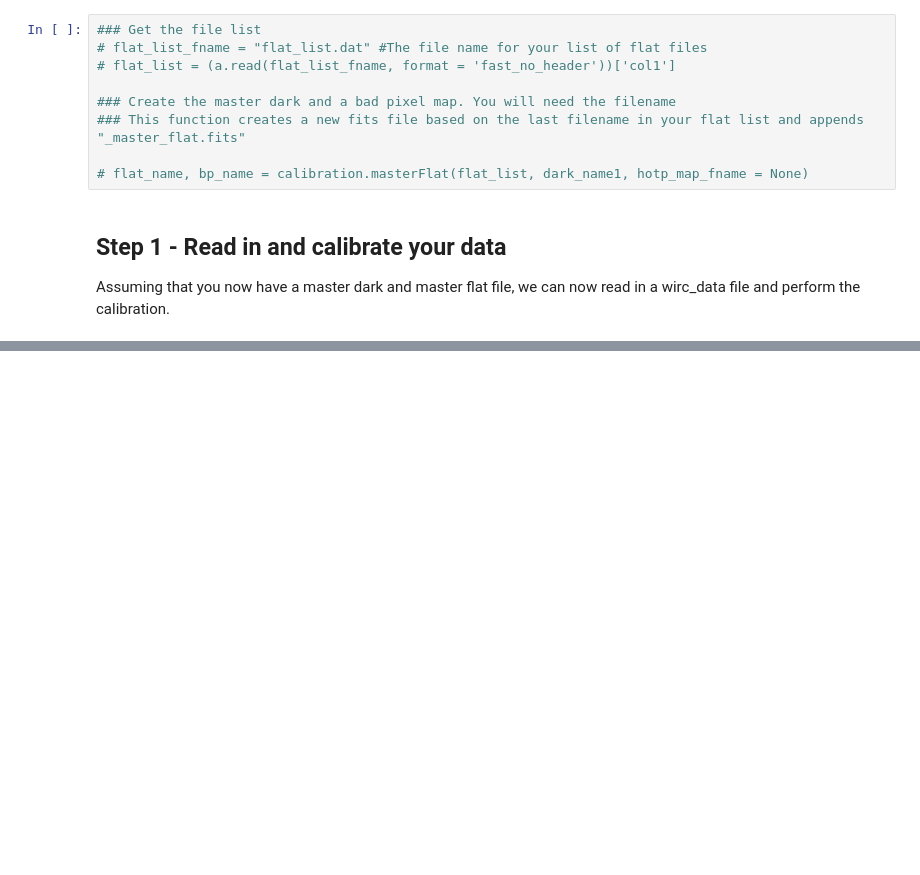
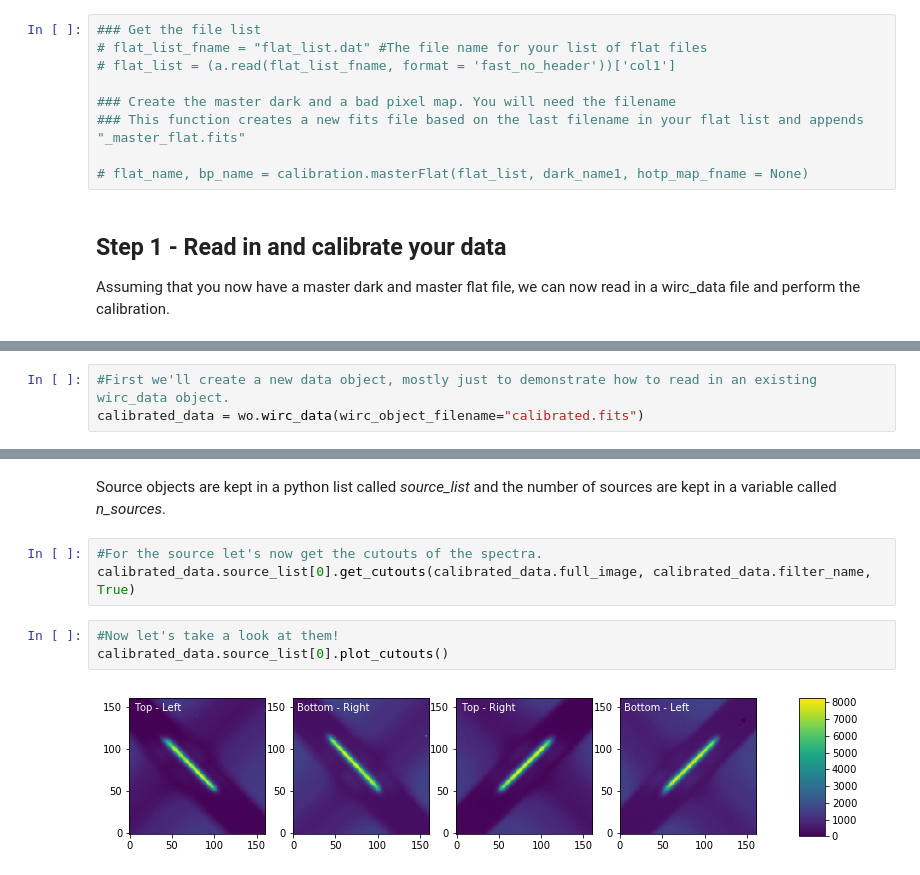
Before and after one commit to WIRC-Pol/wirc_drp, a Jupyter notebook: Tutorial/wircpol_drp Tutorial.ipynb, the cells around one changed output, grey strips where cells are left out. Cells and saved outputs as stored; diff of their text form; blank space fills up the shorter version.

```diff
--- a/Tutorial/wircpol_drp Tutorial.ipynb
+++ b/Tutorial/wircpol_drp Tutorial.ipynb
@@ -74,0 +112,3 @@ NameError: name 'os' is not defined
+# %%
+#First we'll create a new data object, mostly just to demonstrate how to read in an existing wirc_data object.
+calibrated_data = wo.wirc_data(wirc_object_filename="calibrated.fits")
@@ -74,0 +125,10 @@ NameError: name 'os' is not defined
+# %% [markdown]
+Source objects are kept in a python list called *source_list* and the number of sources are kept in a variable called *n_sources*.
+# %%
+#For the source let's now get the cutouts of the spectra.
+calibrated_data.source_list[0].get_cutouts(calibrated_data.full_image, calibrated_data.filter_name, True)
+# %%
+#Now let's take a look at them!
+calibrated_data.source_list[0].plot_cutouts()
+# %% [output]
+[figure, added]
```
Also changed, not shown: parts of 24 cells of this notebook, 8 other files.
